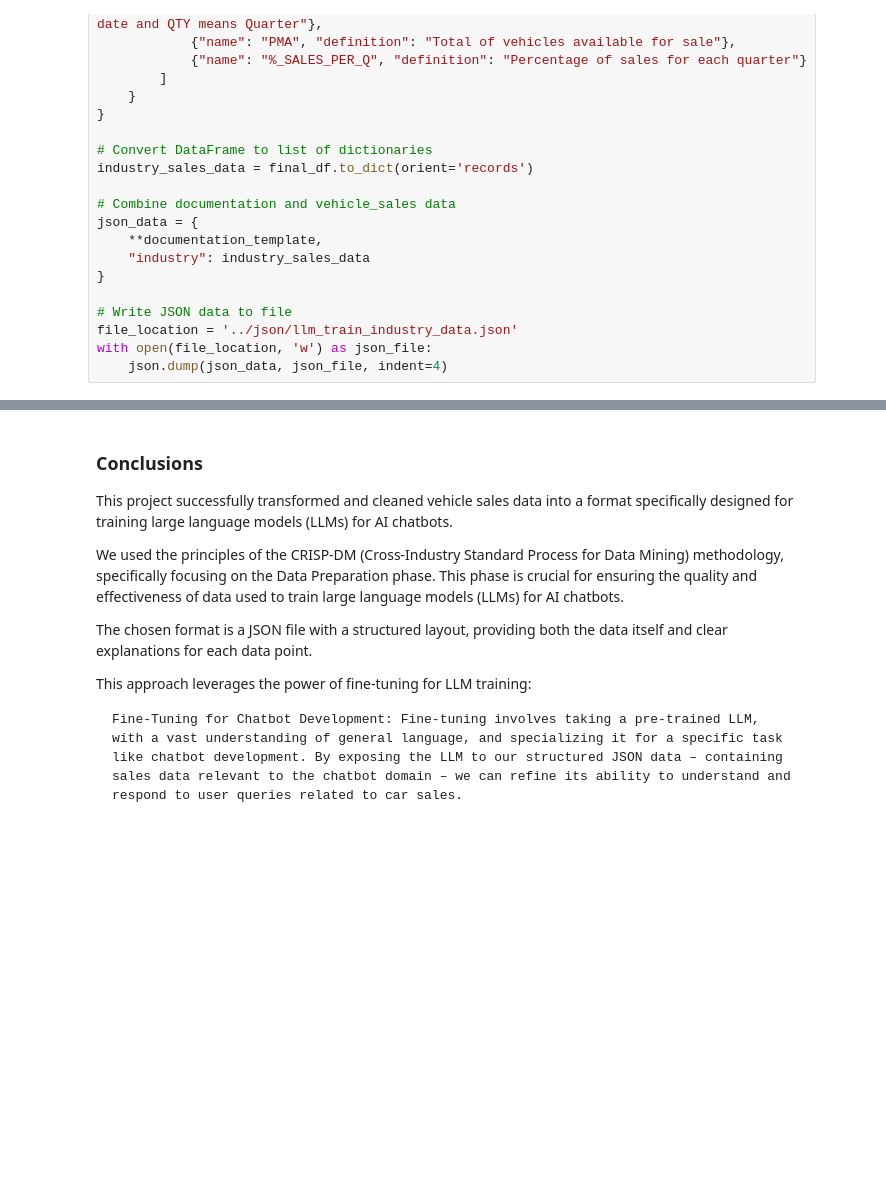
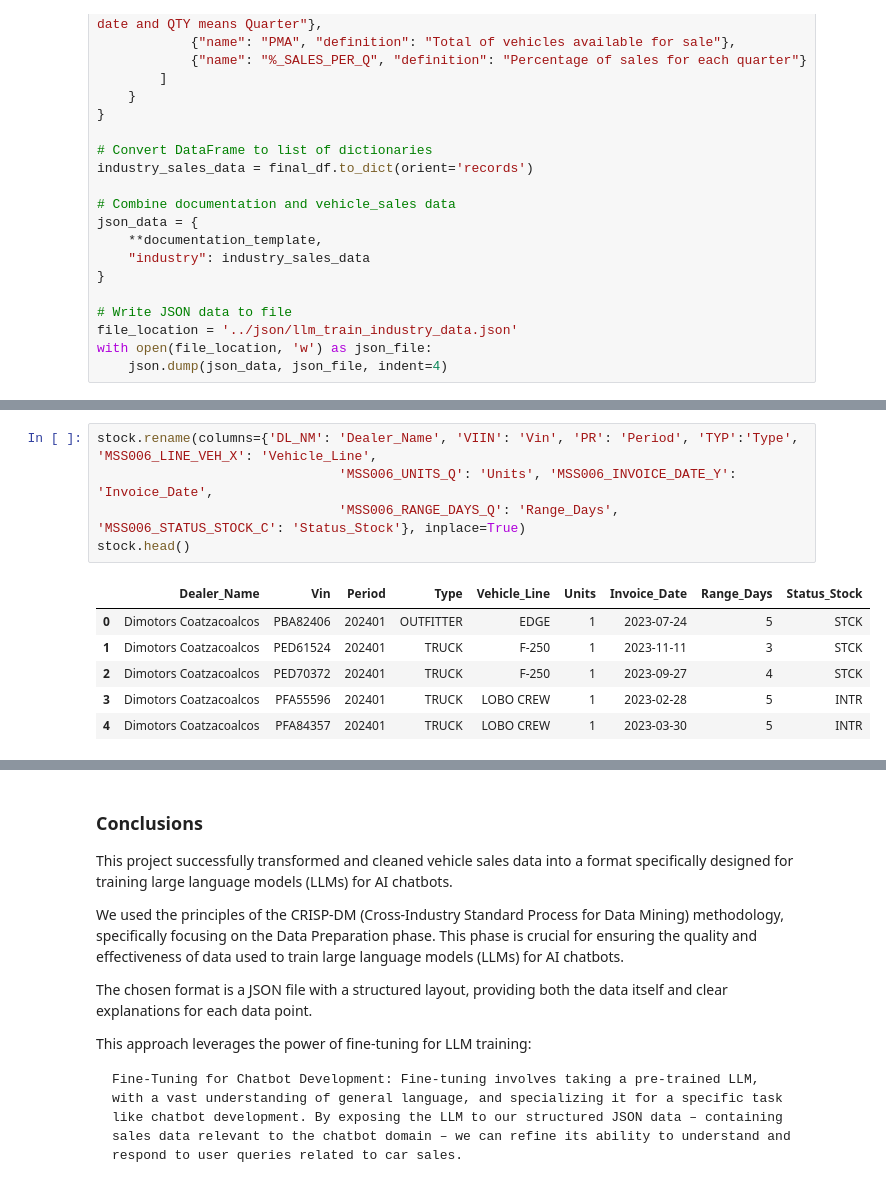
Before and after one commit to A01793578/AI_Chatbot, a Jupyter notebook: notebooks/Avance2.39.ipynb, the cells around one changed output, grey strips where cells are left out. Cells and saved outputs as stored; diff of their text form; blank space fills up the shorter version.

```diff
--- a/notebooks/Avance2.39.ipynb
+++ b/notebooks/Avance2.39.ipynb
@@ -392,0 +419,12 @@ with open(file_location, 'w') as json_file:
+# %%
+stock.rename(columns={'DL_NM': 'Dealer_Name', 'VIIN': 'Vin', 'PR': 'Period', 'TYP':'Type', 'MSS006_LINE_VEH_X': 'Vehicle_Line',
+                               'MSS006_UNITS_Q': 'Units', 'MSS006_INVOICE_DATE_Y': 'Invoice_Date',
+                               'MSS006_RANGE_DAYS_Q': 'Range_Days', 'MSS006_STATUS_STOCK_C': 'Status_Stock'}, inplace=True)
+stock.head()
+# %% [output]
+|  | Dealer_Name | Vin | Period | Type | Vehicle_Line | Units | Invoice_Date | Range_Days | Status_Stock |
+| 0 | Dimotors Coatzacoalcos | PBA82406 | 202401 | OUTFITTER | EDGE | 1 | 2023-07-24 | 5 | STCK |
+| 1 | Dimotors Coatzacoalcos | PED61524 | 202401 | TRUCK | F-250 | 1 | 2023-11-11 | 3 | STCK |
+| 2 | Dimotors Coatzacoalcos | PED70372 | 202401 | TRUCK | F-250 | 1 | 2023-09-27 | 4 | STCK |
+| 3 | Dimotors Coatzacoalcos | PFA55596 | 202401 | TRUCK | LOBO CREW | 1 | 2023-02-28 | 5 | INTR |
+| 4 | Dimotors Coatzacoalcos | PFA84357 | 202401 | TRUCK | LOBO CREW | 1 | 2023-03-30 | 5 | INTR |
```
Also changed, not shown: parts of 8 cells of this notebook, 2 other files.
